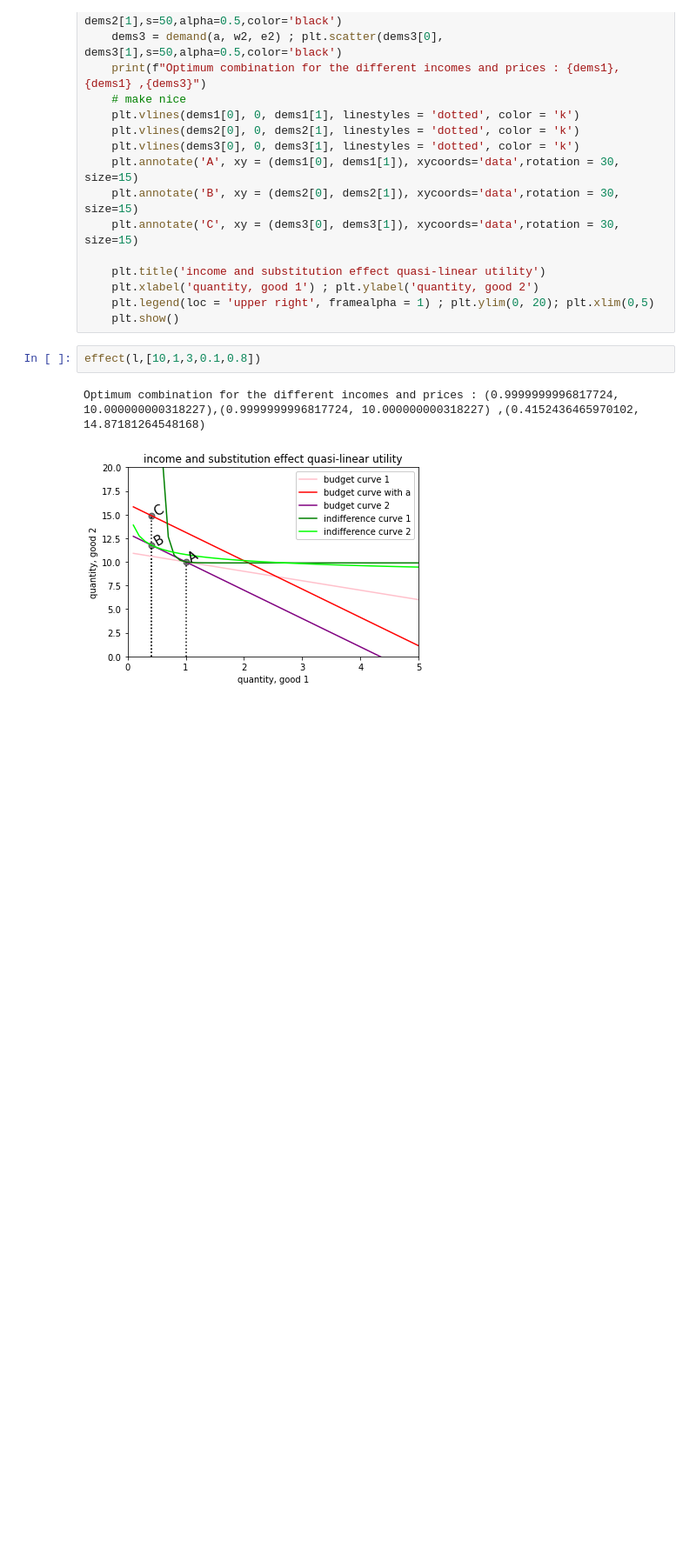
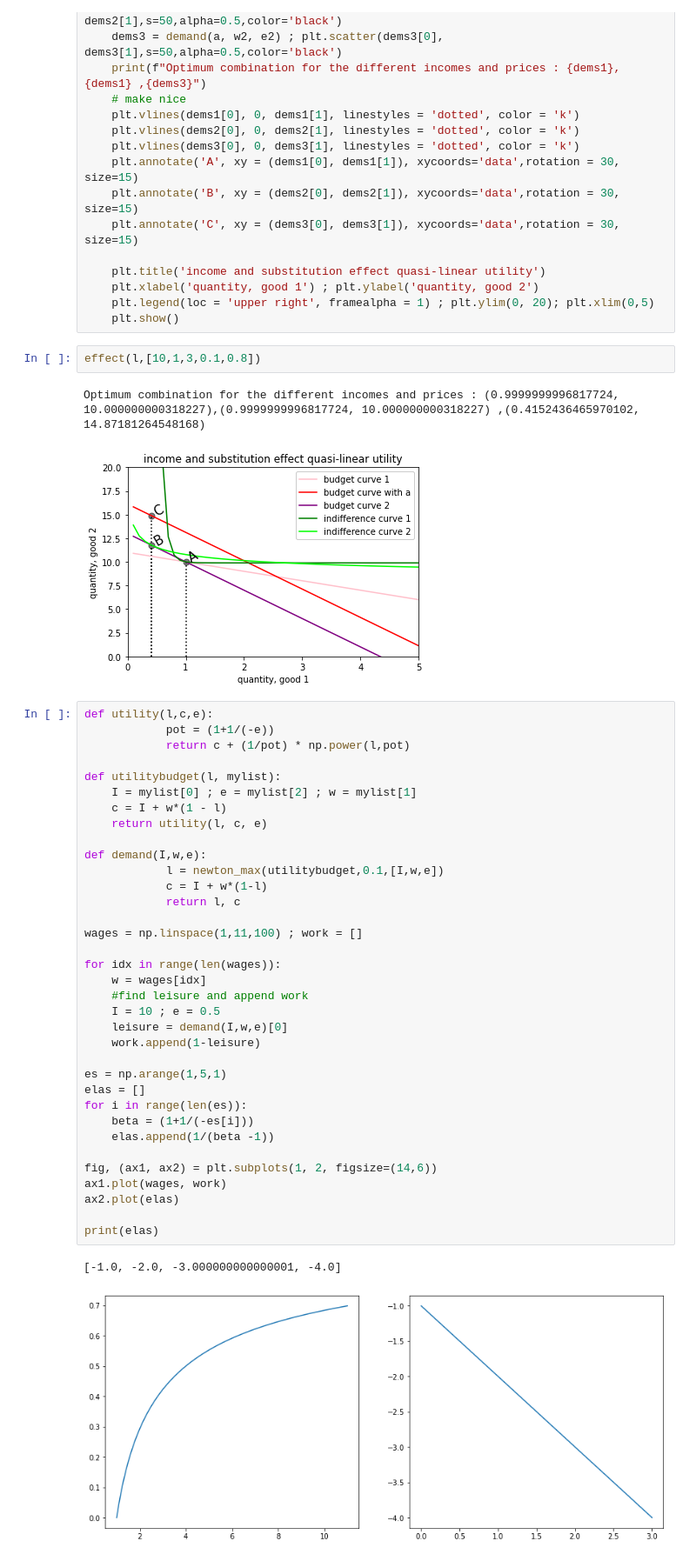
Before and after one commit to PaulineMalaguti/EBA3650, a Jupyter notebook: Lecture 5/QE_Problem_Set_5.ipynb, the cells around one changed output. Shown at 87% size. Cells and saved outputs as stored; diff of their text form; blank space fills up the shorter version.

```diff
--- a/Lecture 5/QE_Problem_Set_5.ipynb
+++ b/Lecture 5/QE_Problem_Set_5.ipynb
@@ -824,3 +824,41 @@ effect(l,[10,1,3,0.1,0.8])
 # %% [output]
 Optimum combination for the different incomes and prices : (0.9999999996817724, 10.000000000318227),(0.9999999996817724, 10.000000000318227) ,(0.4152436465970102, 14.87181264548168)
 [figure]
+# %%
+def utility(l,c,e):
+            pot = (1+1/(-e))
+            return c + (1/pot) * np.power(l,pot)
+
+def utilitybudget(l, mylist):
+    I = mylist[0] ; e = mylist[2] ; w = mylist[1]
+    c = I + w*(1 - l)
+    return utility(l, c, e)
+
+def demand(I,w,e):
+            l = newton_max(utilitybudget,0.1,[I,w,e])
+            c = I + w*(1-l)
+            return l, c
+
+wages = np.linspace(1,11,100) ; work = []
+
+for idx in range(len(wages)):
+    w = wages[idx]
+    #find leisure and append work
+    I = 10 ; e = 0.5
+    leisure = demand(I,w,e)[0]
+    work.append(1-leisure)
+
+es = np.arange(1,5,1)
+elas = []
+for i in range(len(es)):
+    beta = (1+1/(-es[i]))
+    elas.append(1/(beta -1))
+
+fig, (ax1, ax2) = plt.subplots(1, 2, figsize=(14,6))
+ax1.plot(wages, work)
+ax2.plot(elas)
+
+print(elas)
+# %% [output]
+[-1.0, -2.0, -3.000000000000001, -4.0]
+[figure, added]
```
Also changed, not shown: parts of 2 cells of this notebook.
